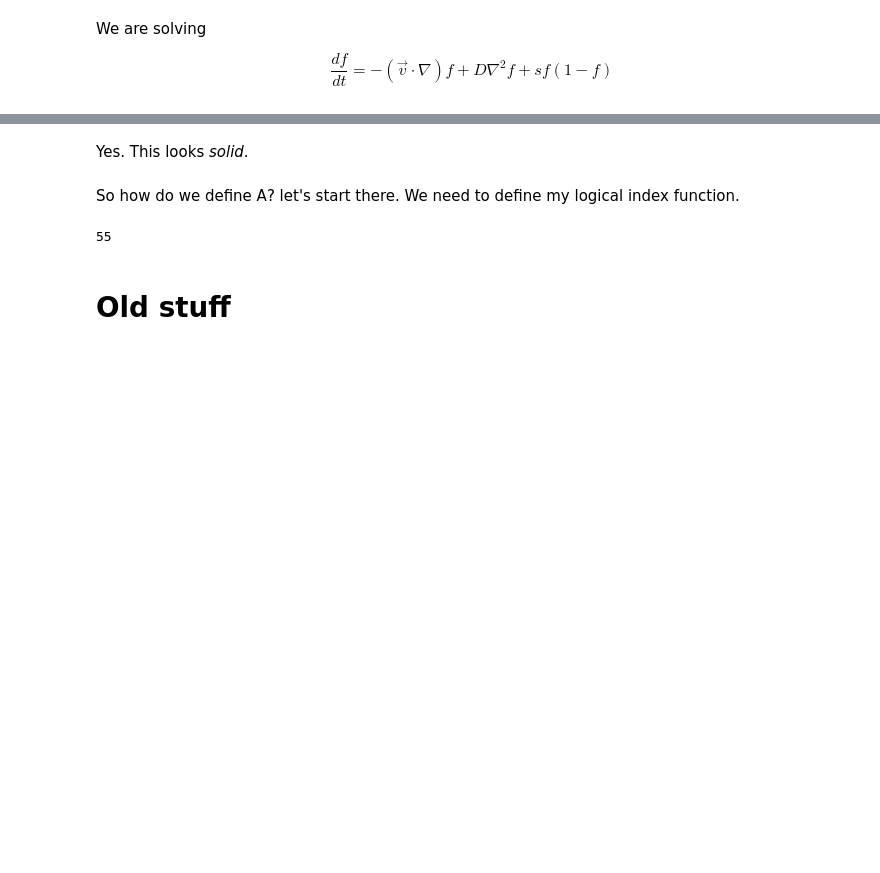
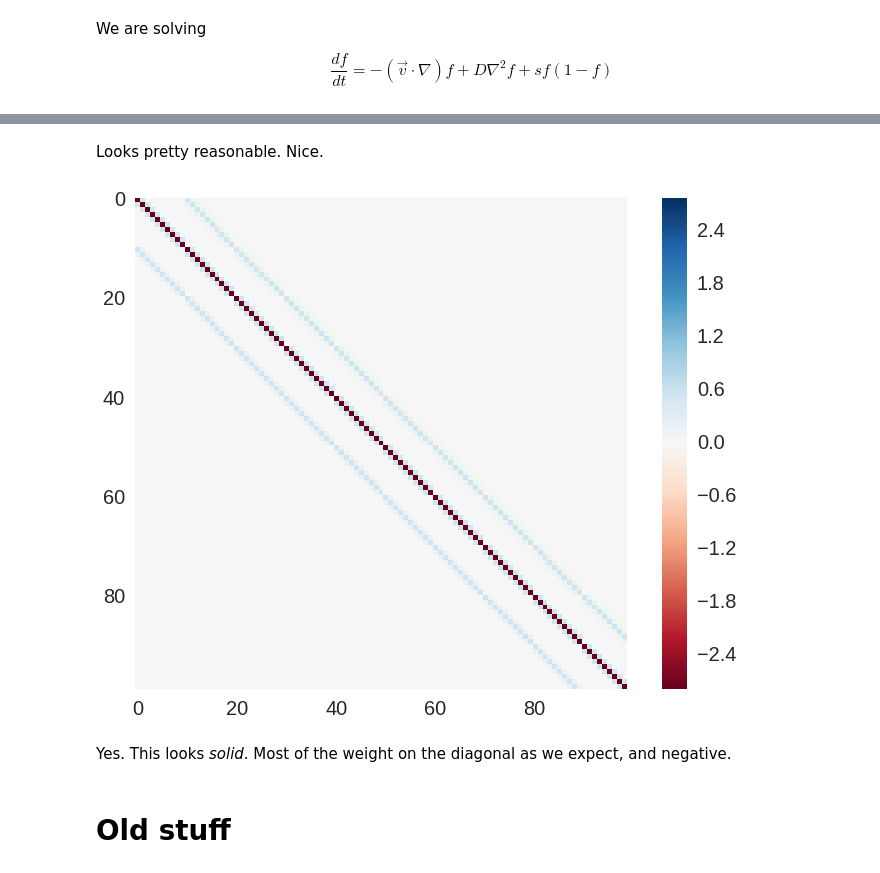
Before and after one commit to btweinstein/AC274, a Jupyter notebook: docs/2d_adr_implementation.ipynb, the cells around one changed output, grey strips where cells are left out. Saved outputs shown, nothing was run; the diff lists cells and outputs as text; code cells hidden in the pictures; blank space fills up the shorter version.

Commit message:
Zeta is working well!

```diff
--- a/docs/2d_adr_implementation.ipynb
+++ b/docs/2d_adr_implementation.ipynb
@@ -43,11 +37,12 @@ plt.grid(False)
-# %% [markdown]
-Yes. This looks *solid*.
-# %% [markdown]
-So how do we define A? let's start there. We need to define my logical index function.
-# %%
-sol.get_logical_index(5, 5)
-# %% [output]
-55
+# %% [markdown]
+Looks pretty reasonable. Nice.
+# %%
+ski.io.imshow(sol.zeta)
+plt.grid(False)
+# %% [output]
+[figure, added]
+# %% [markdown]
+Yes. This looks *solid*. Most of the weight on the diagonal as we expect, and negative.
 # %% [markdown]
 # Old stuff
 # %% [markdown]
```
Also changed, not shown: parts of 6 cells of this notebook, 1 other file.
